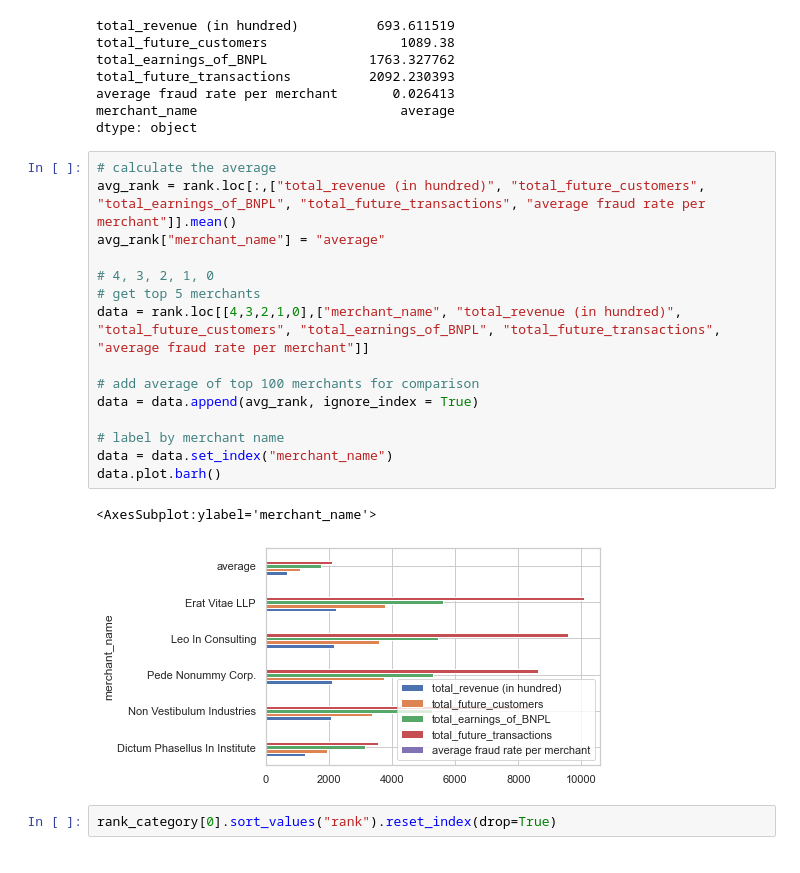
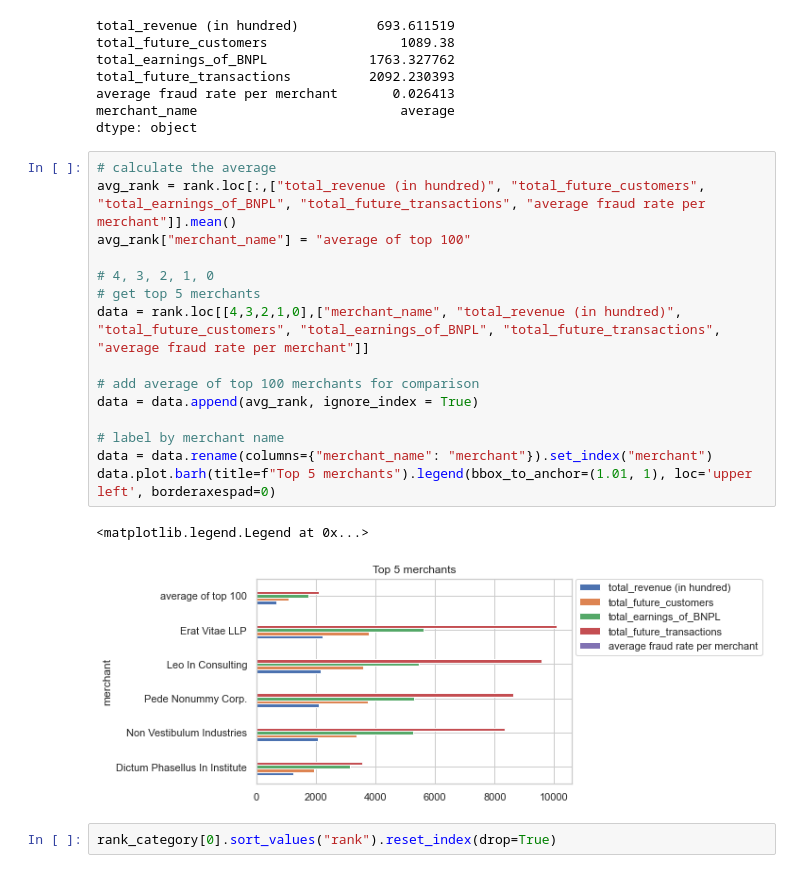
Before and after one commit to MAST30034-Applied-Data-Science/generic-buy-now-pay-later-project-group-10-bnpl, a Jupyter notebook: notebooks/rank_visualisation.ipynb, the cells around one changed output. Cells and saved outputs as stored; diff of their text form.

```diff
--- a/notebooks/rank_visualisation.ipynb
+++ b/notebooks/rank_visualisation.ipynb
@@ -58,21 +58,21 @@ dtype: object
 # %%
 # calculate the average
 avg_rank = rank.loc[:,["total_revenue (in hundred)", "total_future_customers", "total_earnings_of_BNPL", "total_future_transactions", "average fraud rate per merchant"]].mean()
-avg_rank["merchant_name"] = "average"
+avg_rank["merchant_name"] = "average of top 100"
 
 # 4, 3, 2, 1, 0
 # get top 5 merchants
 data = rank.loc[[4,3,2,1,0],["merchant_name", "total_revenue (in hundred)", "total_future_customers", "total_earnings_of_BNPL", "total_future_transactions", "average fraud rate per merchant"]]
 
 # add average of top 100 merchants for comparison
 data = data.append(avg_rank, ignore_index = True)
 
 # label by merchant name
-data = data.set_index("merchant_name")
-data.plot.barh()
+data = data.rename(columns={"merchant_name": "merchant"}).set_index("merchant")
+data.plot.barh(title=f"Top 5 merchants").legend(bbox_to_anchor=(1.01, 1), loc='upper left', borderaxespad=0)
 # %% [output]
-<AxesSubplot:ylabel='merchant_name'>
+<matplotlib.legend.Legend at 0x...>
-[figure, old version]
+[figure, new version]
 # %%
 rank_category[0].sort_values("rank").reset_index(drop=True)
 # %% [output]
```
Also changed, not shown: parts of 8 cells of this notebook.
